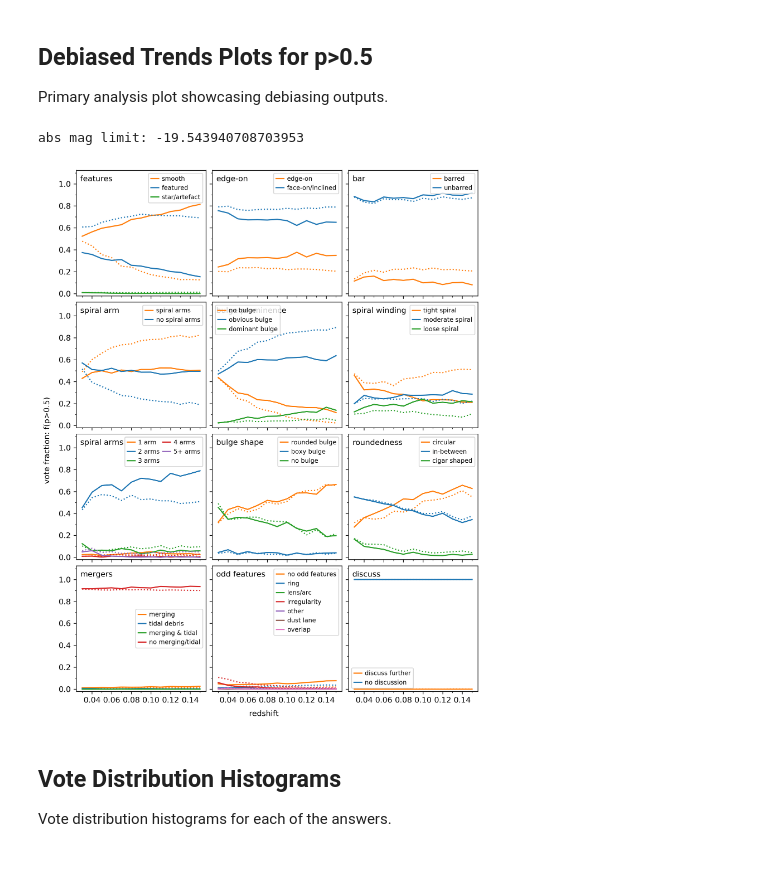
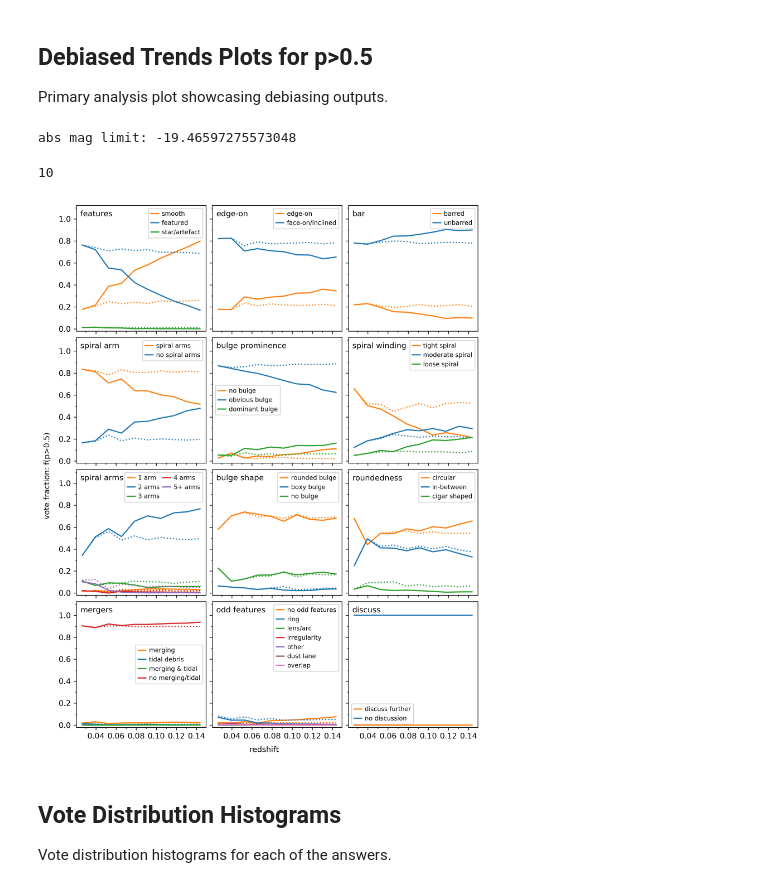
Before and after one commit to leeskelvin/gamakidsgz, a Jupyter notebook: outputs/debiasing/debiasing.ipynb, the cells around one changed output. Drawn from its saved outputs; the diff is of its cells as text; code cells hidden in the pictures.

```diff
--- a/outputs/debiasing/debiasing.ipynb
+++ b/outputs/debiasing/debiasing.ipynb
@@ -1028,6 +1092,8 @@ def fit_bins(sample, bins, function_dict,
     for v in v_unique:
         in_v = bins.voronoi_bins[sample.p_mask] == v
         z_unique = np.unique(bins.z_bins[sample.p_mask][in_v])
+        # ignore the 'zero' bin
+        z_unique = z_unique[z_unique > 0]
         for z in z_unique:
             in_z = bins.z_bins[sample.p_mask] == z
             in_vz = np.all([in_v,in_z],axis=0)
@@ -1453,18 +1598,55 @@ print(len(samp))
 Primary analysis plot showcasing debiasing outputs.
 # %%
 # plot setup
-print(f'abs mag limit: {MagComplete}')
-in_vl = np.all([data_deb[zCol] >= zBins[0],
-                data_deb[zCol] <= zBins[-1],
-                data_deb[magCol] < magDepth],
+Mag_limit = mag_to_Mag(survey_mag_limit, volume_redshift_bounds[-1])
+print(f'abs mag limit: {Mag_limit}')
+in_vl = np.all([data_deb[z_column] >= volume_redshift_bounds[0],
+                data_deb[z_column] <= volume_redshift_bounds[-1],
+                data_deb[Mr_column] < Mag_limit],
                axis=0)
-zlos = zBins[:-1]
-zhis = zBins[1:]
+zbins = np.linspace(volume_redshift_bounds[0],
+                    volume_redshift_bounds[1],
+                    11)
+zlos = zbins[:-1]
+zhis = zbins[1:]
 # cols = plt.rcParams['axes.prop_cycle'].by_key()['color']
 # cols[0],cols[1] = cols[1],cols[0]
 # cols = 'rbgkmcy'
 # %% [output]
-abs mag limit: -19.543940708703953
+abs mag limit: -19.46597275573048
+# %%
+q_keys = [q for q in question_dict.keys()]
+q_labels = [question_dict[x]['lbl_question'] for x in question_dict]
+q = q_keys[0]
+lq = q_labels[0]
+las = question_dict[q]['lbl_answers']
+pas = question_dict[q]['pos_answers']
+rqs = question_dict[q]['req_questions']
+ras = question_dict[q]['req_answers']
+nas = question_dict[q]['not_answers']
+if rqs is not None:
+    pq = 1
+    if ras is not None:
+        for q_, a_ in zip(rqs, ras):
+            pq *= data_deb[f'{q_}_{a_}{output_frac_suffix}']
+    else:
+        for q_, a_ in zip(rqs, nas):
+            pq *= (1-data_deb[f'{q_}_{a_}{output_frac_suffix}'])
+    Nq = data_deb[f'{q}{input_total_suffix}']
+else:
+    pq = 1
+    Nq = 100
+req_good = (pq > 0.5) & (Nq >= 5) & (in_vl)
+a = pas[0]
+la = las[0]
+col = cols[0]
+zs = data_deb[z_column][req_good]
+fb = data_deb[f'{q}_{a}{input_frac_suffix}'][req_good]>0.5
+fd = data_deb[f'{q}_{a}{output_frac_suffix}'][req_good]>0.5
+# %%
+len(zmids)
+# %% [output]
+10
 # %%
 # setup figure
 fig, axs = plt.subplots(4, 3, figsize=(8,10), dpi=dpi,
@@ -1496,11 +1678,11 @@ for q, lq, ax in zip(q_keys, q_labels, axs.flatten()):
         pq = 1
         if ras is not None:
             for q_, a_ in zip(rqs, ras):
-                pq *= data_deb[f'{q_}_{a_}{outputFracSuffix}']
+                pq *= data_deb[f'{q_}_{a_}{output_frac_suffix}']
         else:
             for q_, a_ in zip(rqs, nas):
-                pq *= (1-data_deb[f'{q_}_{a_}{outputFracSuffix}'])
-        Nq = data_deb[f'{q}{inputTotalSuffix}']
+                pq *= (1-data_deb[f'{q_}_{a_}{output_frac_suffix}'])
+        Nq = data_deb[f'{q}{input_total_suffix}']
     else:
         pq = 1
         Nq = 100
@@ -1510,9 +1692,9 @@ for q, lq, ax in zip(q_keys, q_labels, axs.flatten()):
     for a, la, col in zip(pas, las, cols):
 
         # fb=frac before debiasing, fd=frac after debiasing
-        zs = data_deb[zCol][req_good]
-        fb = data_deb[f'{q}_{a}{inputFracSuffix}'][req_good]>0.5
-        fd = data_deb[f'{q}_{a}{outputFracSuffix}'][req_good]>0.5
+        zs = data_deb[z_column][req_good]
+        fb = data_deb[f'{q}_{a}{input_frac_suffix}'][req_good]>0.5
+        fd = data_deb[f'{q}_{a}{output_frac_suffix}'][req_good]>0.5
 
         # loop over each redshift bin
         passb = np.array([])
@@ -1532,35 +1714,35 @@ for q, lq, ax in zip(q_keys, q_labels, axs.flatten()):
         ax.set_ylim(-0.02, 1.125)
 
     # add label and legend
     ax.text(0.03, 0.96, lq, transform=ax.transAxes,
            fontsize=10, va='top', ha='left')
     if (q=='spiral' or q=='bulge' or q=='discuss' or
         q=='mergers' or q=='bulgeshape'):
         legpos = 'best'
     else:
         legpos = 'upper right'
 
     if q=='spiralnumber':
         ax.legend(loc=legpos, fontsize=8, ncol=2,
                   handlelength=1.25, handletextpad=0.5,
                   columnspacing=0.5)
     else:
         ax.legend(loc=legpos, fontsize=8, ncol=1,
                   handlelength=1.25, handletextpad=0.5)
 
 fig.tight_layout()
 fig.subplots_adjust(hspace=0.05, wspace=0.05,
                     left=0.08, bottom=0.05)
 fig.text(0.5, 0.01, 'redshift',
          fontsize=10, va='center', ha='center')
 fig.text(0.015, 0.5, 'vote fraction: f(p>0.5)',
          fontsize=10, va='center', ha='center', rotation=90)
 
-plt.savefig(fname=outputDir+'/votefracs.pdf', dpi='figure')
+# plt.savefig(plot_votefrac)
 plt.show()
 plt.close()
 # %% [output]
-[figure, old version]
+[figure, new version]
 # %% [markdown]
 ## Vote Distribution Histograms
 
```
Also changed, not shown: parts of 35 cells of this notebook, 2 other files.
